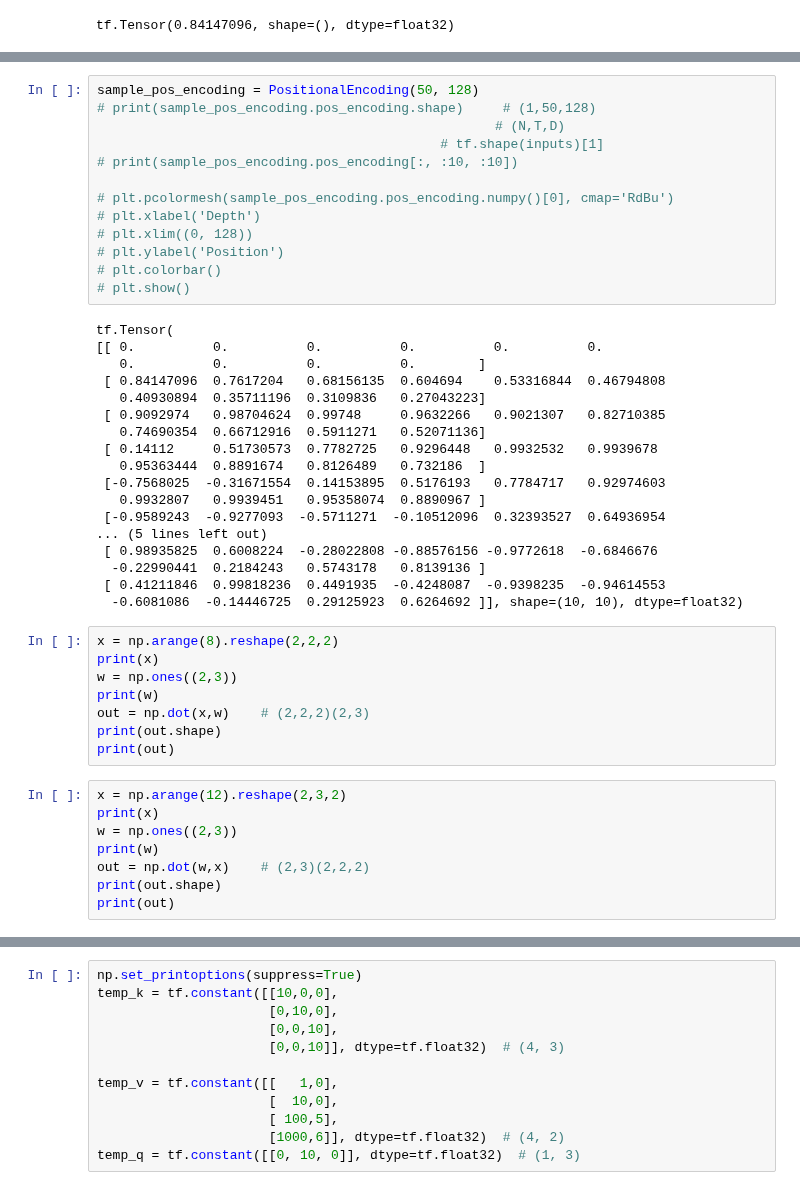
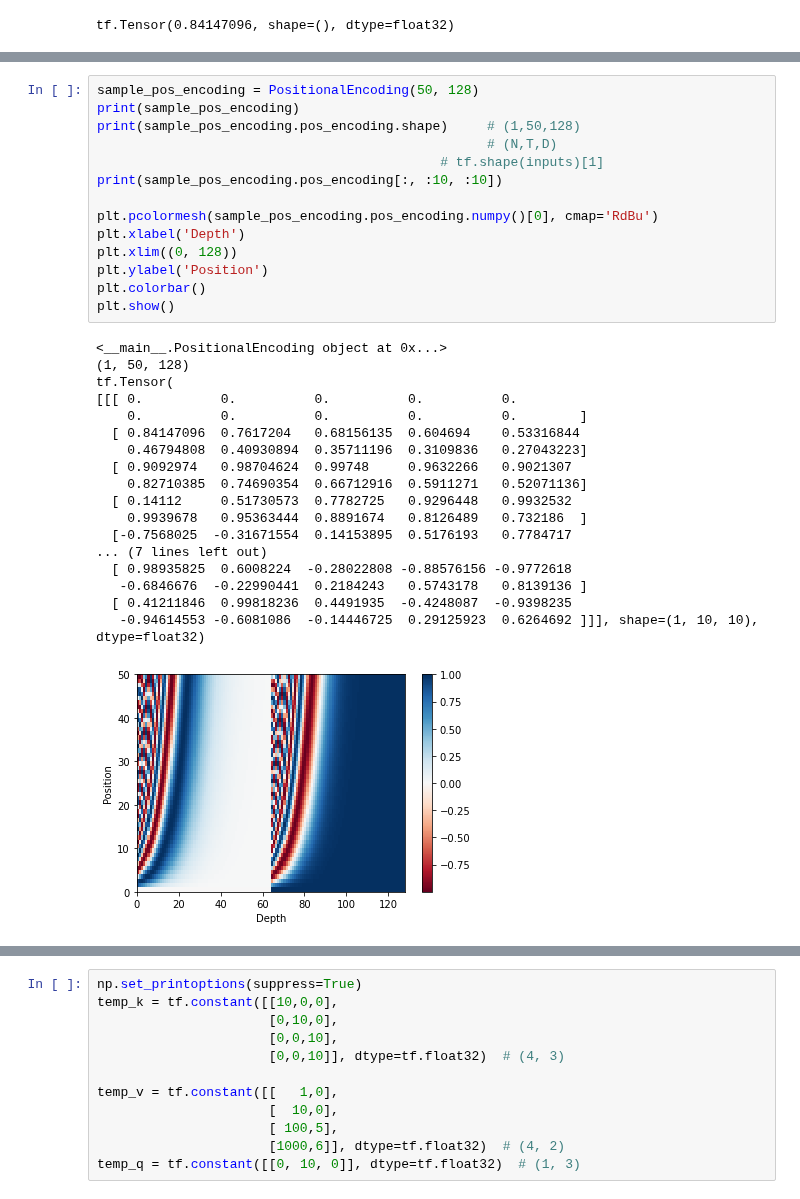
Before and after one commit to imguru-mooc/AI_NLP_ADVANCED, a Jupyter notebook: 소스_1/ch09/Transformer.ipynb, the cells around one changed output, grey strips where cells are left out. Cells and saved outputs as stored; diff of their text form.

```diff
--- a/소스_1/ch09/Transformer.ipynb
+++ b/소스_1/ch09/Transformer.ipynb
@@ -205,48 +234,34 @@ class PositionalEncoding(tf.keras.layers.Layer):
         return inputs + self.pos_encoding[:, :tf.shape(inputs)[1], :] # (1,40,128)+(1,40,128)
 # %%
 sample_pos_encoding = PositionalEncoding(50, 128)
-# print(sample_pos_encoding.pos_encoding.shape)     # (1,50,128)
-                                                   # (N,T,D)
+print(sample_pos_encoding)
+print(sample_pos_encoding.pos_encoding.shape)     # (1,50,128)
+                                                  # (N,T,D)
                                             # tf.shape(inputs)[1]
-# print(sample_pos_encoding.pos_encoding[:, :10, :10])
+print(sample_pos_encoding.pos_encoding[:, :10, :10])
 
-# plt.pcolormesh(sample_pos_encoding.pos_encoding.numpy()[0], cmap='RdBu')
-# plt.xlabel('Depth')
-# plt.xlim((0, 128))
-# plt.ylabel('Position')
-# plt.colorbar()
-# plt.show()
+plt.pcolormesh(sample_pos_encoding.pos_encoding.numpy()[0], cmap='RdBu')
+plt.xlabel('Depth')
+plt.xlim((0, 128))
+plt.ylabel('Position')
+plt.colorbar()
+plt.show()
 # %% [output]
+<__main__.PositionalEncoding object at 0x...>
+(1, 50, 128)
 tf.Tensor(
-[[ 0.          0.          0.          0.          0.          0.
-   0.          0.          0.          0.        ]
- [ 0.84147096  0.7617204   0.68156135  0.604694    0.53316844  0.46794808
-   0.40930894  0.35711196  0.3109836   0.27043223]
- [ 0.9092974   0.98704624  0.99748     0.9632266   0.9021307   0.82710385
-   0.74690354  0.66712916  0.5911271   0.52071136]
- [ 0.14112     0.51730573  0.7782725   0.9296448   0.9932532   0.9939678
-   0.95363444  0.8891674   0.8126489   0.732186  ]
- [-0.7568025  -0.31671554  0.14153895  0.5176193   0.7784717   0.92974603
-   0.9932807   0.9939451   0.95358074  0.8890967 ]
- [-0.9589243  -0.9277093  -0.5711271  -0.10512096  0.32393527  0.64936954
-... (5 lines left out)
- [ 0.98935825  0.6008224  -0.28022808 -0.88576156 -0.9772618  -0.6846676
-  -0.22990441  0.2184243   0.5743178   0.8139136 ]
- [ 0.41211846  0.99818236  0.4491935  -0.4248087  -0.9398235  -0.94614553
-  -0.6081086  -0.14446725  0.29125923  0.6264692 ]], shape=(10, 10), dtype=float32)
+[[[ 0.          0.          0.          0.          0.
+    0.          0.          0.          0.          0.        ]
+  [ 0.84147096  0.7617204   0.68156135  0.604694    0.53316844
+    0.46794808  0.40930894  0.35711196  0.3109836   0.27043223]
+  [ 0.9092974   0.98704624  0.99748     0.9632266   0.9021307
+    0.82710385  0.74690354  0.66712916  0.5911271   0.52071136]
+  [ 0.14112     0.51730573  0.7782725   0.9296448   0.9932532
+    0.9939678   0.95363444  0.8891674   0.8126489   0.732186  ]
+  [-0.7568025  -0.31671554  0.14153895  0.5176193   0.7784717
+... (7 lines left out)
+  [ 0.98935825  0.6008224  -0.28022808 -0.88576156 -0.9772618
+   -0.6846676  -0.22990441  0.2184243   0.5743178   0.8139136 ]
+  [ 0.41211846  0.99818236  0.4491935  -0.4248087  -0.9398235
+   -0.94614553 -0.6081086  -0.14446725  0.29125923  0.6264692 ]]], shape=(1, 10, 10), dtype=float32)
+[figure, added]
-# %%
-x = np.arange(8).reshape(2,2,2)
-print(x)
-w = np.ones((2,3))
-print(w)
-out = np.dot(x,w)    # (2,2,2)(2,3)
-print(out.shape)
-print(out)
-# %%
-x = np.arange(12).reshape(2,3,2)
-print(x)
-w = np.ones((2,3))
-print(w)
-out = np.dot(w,x)    # (2,3)(2,2,2)
-print(out.shape)
-print(out)
```
Also changed, not shown: parts of 21 cells of this notebook.
